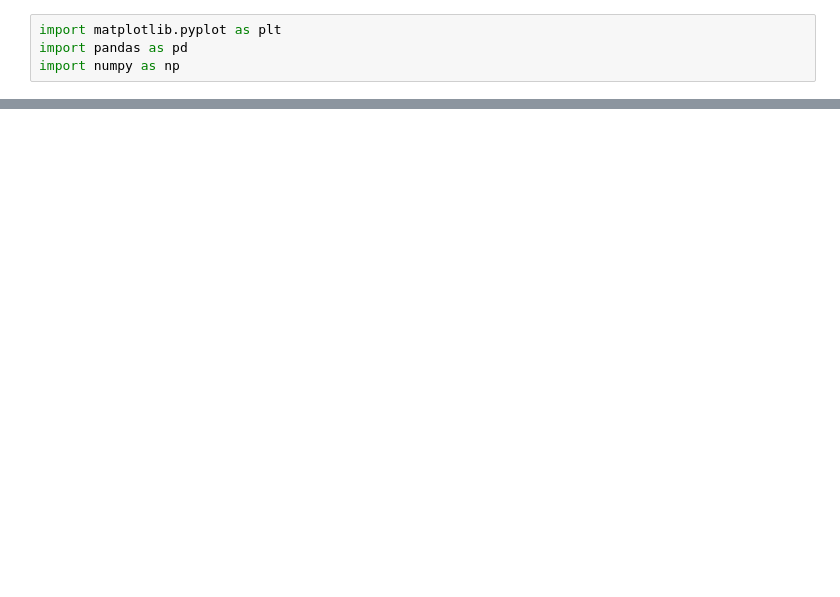
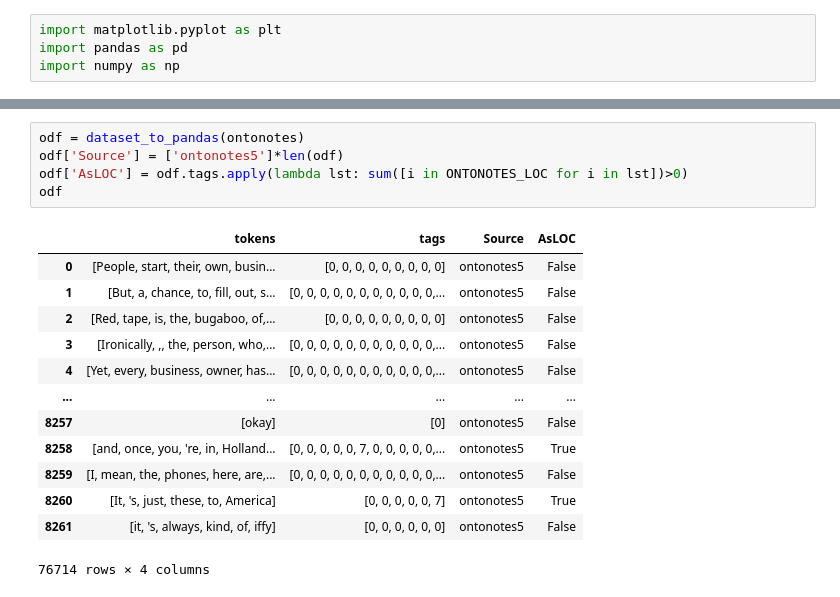
Before and after one commit to EtzionR/LM4GeoAI, a Jupyter notebook: preprocess_datasets.ipynb, the cells around one changed output, grey strips where cells are left out. Drawn from its saved outputs; the diff is of its cells as text; blank space fills up the shorter version.

```diff
--- a/preprocess_datasets.ipynb
+++ b/preprocess_datasets.ipynb
@@ -46,0 +101,19 @@ odf
+# %%
+odf = dataset_to_pandas(ontonotes)
+odf['Source'] = ['ontonotes5']*len(odf)
+odf['AsLOC'] = odf.tags.apply(lambda lst: sum([i in ONTONOTES_LOC for i in lst])>0)
+odf
+# %% [output]
+|  | tokens | tags | Source | AsLOC |
+| 0 | [People, start, their, own, busin... | [0, 0, 0, 0, 0, 0, 0, 0, 0] | ontonotes5 | False |
+| 1 | [But, a, chance, to, fill, out, s... | [0, 0, 0, 0, 0, 0, 0, 0, 0, 0, 0,... | ontonotes5 | False |
+| 2 | [Red, tape, is, the, bugaboo, of,... | [0, 0, 0, 0, 0, 0, 0, 0, 0] | ontonotes5 | False |
+| 3 | [Ironically, ,, the, person, who,... | [0, 0, 0, 0, 0, 0, 0, 0, 0, 0, 0,... | ontonotes5 | False |
+| 4 | [Yet, every, business, owner, has... | [0, 0, 0, 0, 0, 0, 0, 0, 0, 0, 0,... | ontonotes5 | False |
+| ... | ... | ... | ... | ... |
+| 8257 | [okay] | [0] | ontonotes5 | False |
+| 8258 | [and, once, you, 're, in, Holland... | [0, 0, 0, 0, 0, 7, 0, 0, 0, 0, 0,... | ontonotes5 | True |
+| 8259 | [I, mean, the, phones, here, are,... | [0, 0, 0, 0, 0, 0, 0, 0, 0, 0, 0,... | ontonotes5 | False |
+| 8260 | [It, 's, just, these, to, America] | [0, 0, 0, 0, 0, 7] | ontonotes5 | True |
+| 8261 | [it, 's, always, kind, of, iffy] | [0, 0, 0, 0, 0, 0] | ontonotes5 | False |
+76714 rows × 4 columns
```
Also changed, not shown: parts of 10 cells of this notebook.
